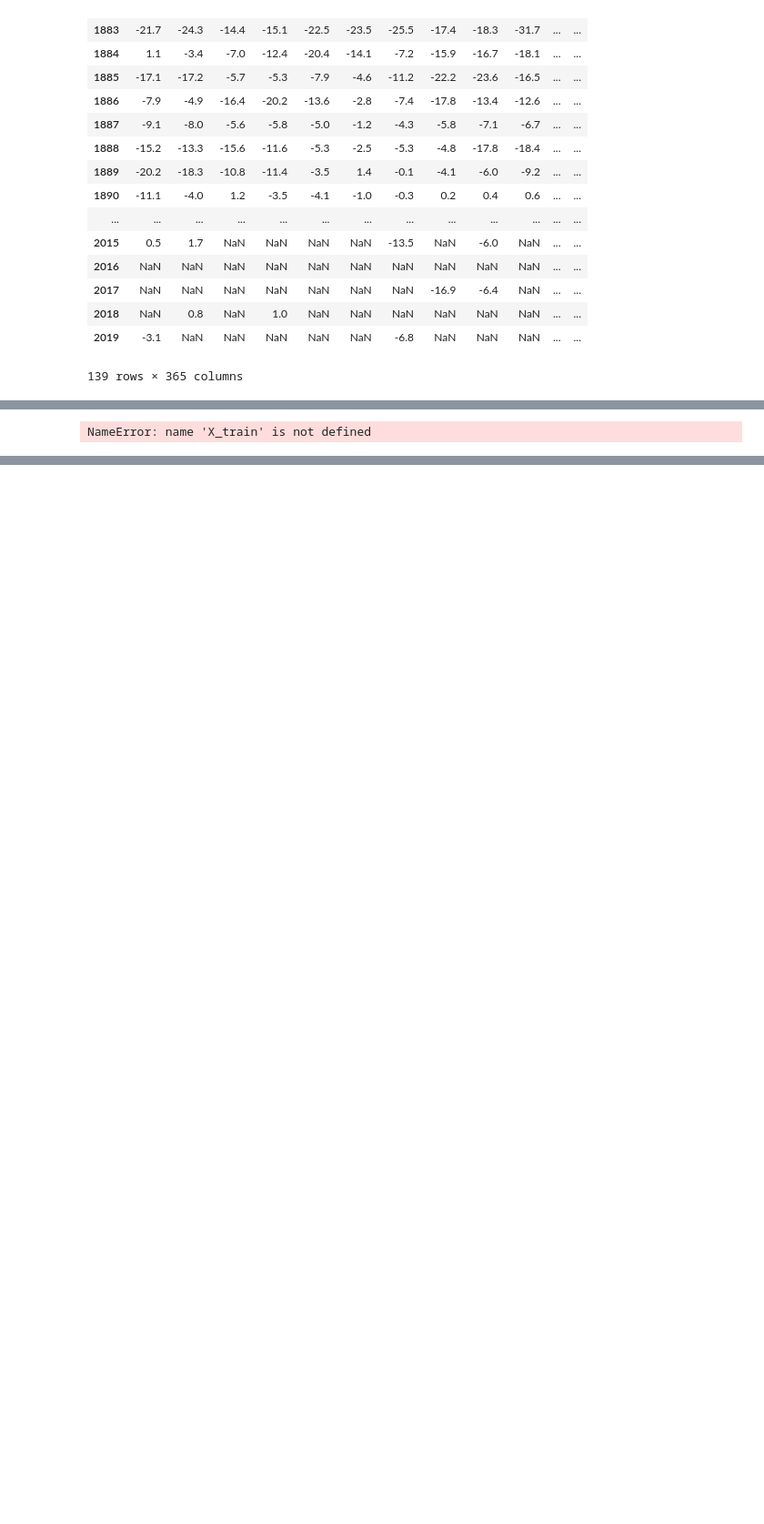
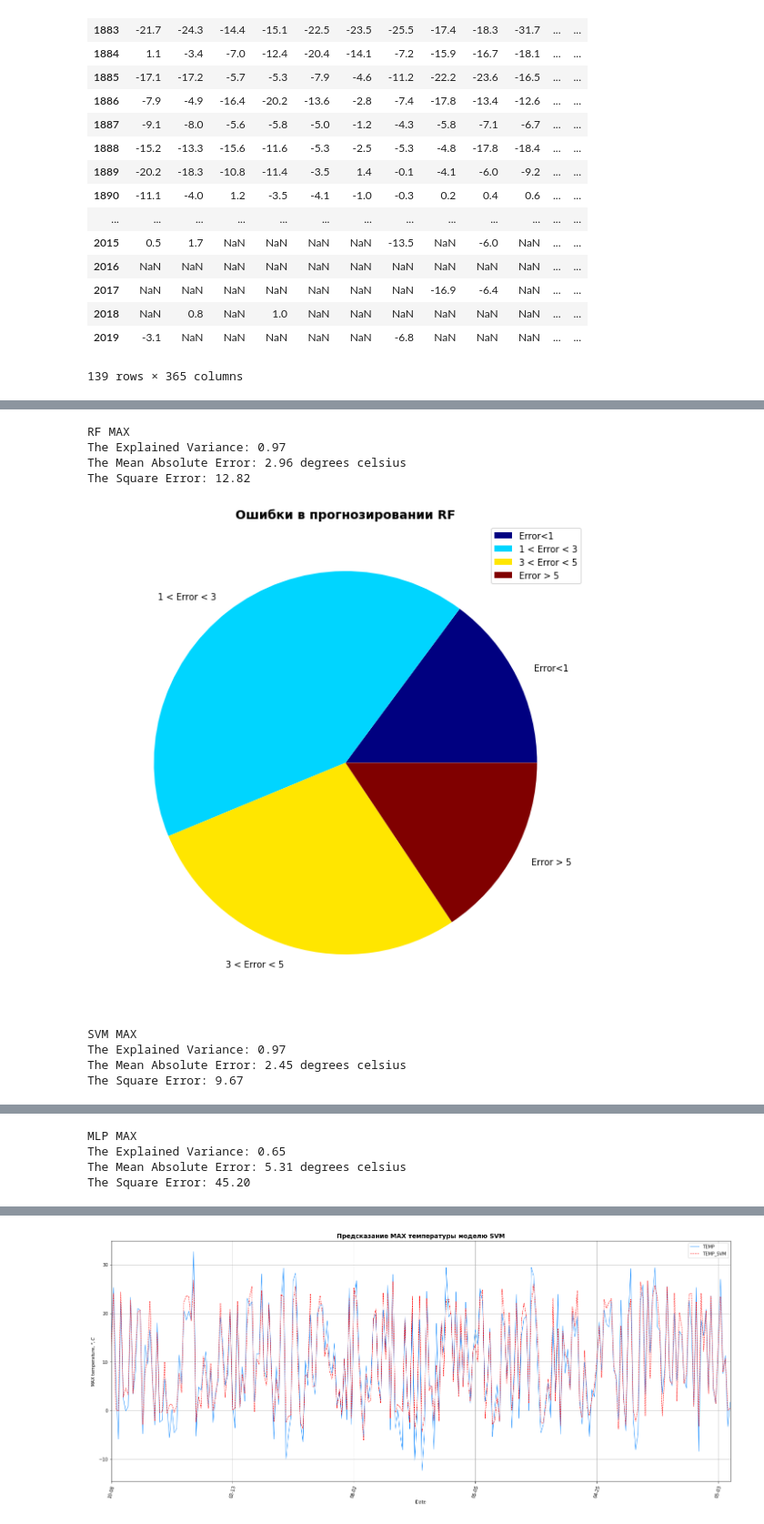
Before and after one commit to MariyaBuzdina/Weather-prediction, a Jupyter notebook: Untitled.ipynb, the cells around one changed output, grey strips where cells are left out. Shown at 91% size. Saved outputs shown, nothing was run; the diff lists cells and outputs as text; code cells hidden in the pictures; blank space fills up the shorter version.

```diff
--- a/Untitled.ipynb
+++ b/Untitled.ipynb
@@ -241,9 +241,13 @@ t_min
 def create_train_and_test_datasets (data):
     data = data.dropna()
 #     .apply(lambda x: delete_outliers(x)).dropna()
+#     X, y = data.T.iloc[:, :-1].values, data.T.iloc[:, -1]
     X, y = data.T.iloc[:, :-1].values, data.T.iloc[:, -1]
+#     X_train, y_train = X, y
+    X_train, X_test, y_train, y_test = train_test_split(X, y, test_size=0.7, random_state=5)
+#     X_test, y_test = data.T.iloc[:, 1:-1].values, data.T.iloc[:, -1].values
 #     X_test, y_test = data.T.iloc[:, 1:-1].values, data.T.iloc[:, -1]
-    X_train, X_test, y_train, y_test = train_test_split(X, y, test_size=0.2, random_state=5)
+#     X_train, X_test, y_train, y_test = train_test_split(X, y, test_size=0.2, random_state=5)
 #     X_train, X_test, y_train, y_test = np.array(X[:-8]), np.array(X[-8:-7]), np.array(y[:-8]), np.array(y[-8:-7])
     return X_train, X_test, y_train, y_test
 # %%
@@ -642,11 +284,0 @@ The Square Error: 11.22
-# %%
-regressor = LinearRegression()
-regressor.fit(X_train, y_train)
-prediction1 = regressor.predict(X_test)
-
-print("The Explained Variance: %.2f" % regressor.score(X_train, y_train))
-print("The Mean Absolute Error: %.2f degrees celsius" % mean_absolute_error(y_test, prediction1))
-print("The Median Absolute Error: %.2f degrees celsius" % median_absolute_error(y_test, prediction1))
-print('The Square Error: %.2f' % mean_squared_error(y_test, prediction1))
-# %% [output]
-NameError: name 'X_train' is not defined
@@ -748,10 +284,0 @@ t_max.dropna()
-# %%
-df = pd.DataFrame({'TEMP': y_test, 'TEMP_LR': prediction1, 'TEMP_SCR': prediction, 'TEMP_MLP': prediction_mlp, 'TEMP_RF': prediction_RF})
-
-df.plot(y = ['TEMP', 'TEMP_SCR', 'TEMP_MLP', 'TEMP_RF'],color = ["dodgerblue", 'r', 'y', 'g', 'darkmagenta', 'pink'], style = ['', '--', '-', '-.', ''],linewidth=1, figsize=(25,10), )
-plt.grid(True)
-plt.xticks(rotation=75)
-plt.xlabel('Date')
-plt.ylabel('Max temperature, $^o, C$')
-plt.title('Предсказание  максимальной температуры', fontsize=14, fontweight='bold')
-plt.show()
@@ -828,0 +297,26 @@ def reserch_prediction(data, field_name):
+# %%
+def estimate_delta(y_test, prediction, name):
+    DELTA = abs(y_test - prediction)
+    less_one_degrees = DELTA.apply(lambda x: x < 1).value_counts()/DELTA.size*100
+#     less_two_degrees = DELTA.apply(lambda x: 1< x < 2).value_counts()/DELTA.size*100
+    less_three_degrees = DELTA.apply(lambda x: 1< x < 3).value_counts()/DELTA.size*100
+#     less_four_degrees = DELTA.apply(lambda x: 3 < x < 4).value_counts()/DELTA.size*100
+    less_five_degrees = DELTA.apply(lambda x: 3 < x < 5).value_counts()/DELTA.size*100
+    gr_five_degrees = DELTA.apply(lambda x:  x > 5).value_counts()/DELTA.size*100
+    df = pd.DataFrame({"Error<1": less_one_degrees.drop(less_one_degrees.index[0]),
+#                        "1 < Error < 2": less_two_degrees.drop(less_three_degrees.index[0]),
+                       "1 < Error < 3": less_three_degrees.drop(less_three_degrees.index[0]),
+#                        "3 < Error < 4": less_four_degrees.drop(less_five_degrees.index[0]),
+                       "3 < Error < 5": less_five_degrees.drop(less_five_degrees.index[0]),
+                       "Error > 5": gr_five_degrees.drop(gr_five_degrees.index[0])})
+    draw_pie(df.T, f'Ошибки в прогнозировании {name}')
+    return df
+#     df.T.plot.pie(subplots=True, figsize=(7,7))
+#     ig = plt.figure(figsize=(6,6), dpi=200)
+#     ax = plt.subplot(True)
+
+#     df.plot(kind='pie', ax=ax, autopct='%1.1f%%', startangle=270, fontsize=17, color = ["dodgerblue", 'r', 'darkmagenta', 'c'])
+#     print("Меньше 1 градуса\n", less_one_degrees)
+#     print("От 1 до 3 градусов\n", less_three_degrees.value_counts()/DELTA.size*100)
+#     print("От 3 до 5 градусов\n", less_five_degrees.value_counts()/DELTA.size*100)
+#     print("Больше 5 градусов\n", gr_five_degrees.value_counts()/DELTA.size*100)
@@ -828,0 +408,12 @@ def reserch_prediction(data, field_name):
+# %%
+df_max, estimate_max, estimate_, svr = reserch_prediction(t_max, 'MAX')
+# %% [output]
+RF MAX
+The Explained Variance: 0.97
+The Mean Absolute Error: 2.96 degrees celsius
+The Square Error: 12.82
+[figure, added]
+SVM MAX
+The Explained Variance: 0.97
+The Mean Absolute Error: 2.45 degrees celsius
+The Square Error: 9.67
@@ -828,0 +421,4 @@ def reserch_prediction(data, field_name):
+MLP MAX
+The Explained Variance: 0.65
+The Mean Absolute Error: 5.31 degrees celsius
+The Square Error: 45.20
@@ -828,0 +426 @@ def reserch_prediction(data, field_name):
+[figure, added]
```
Also changed, not shown: parts of 42 cells of this notebook.
